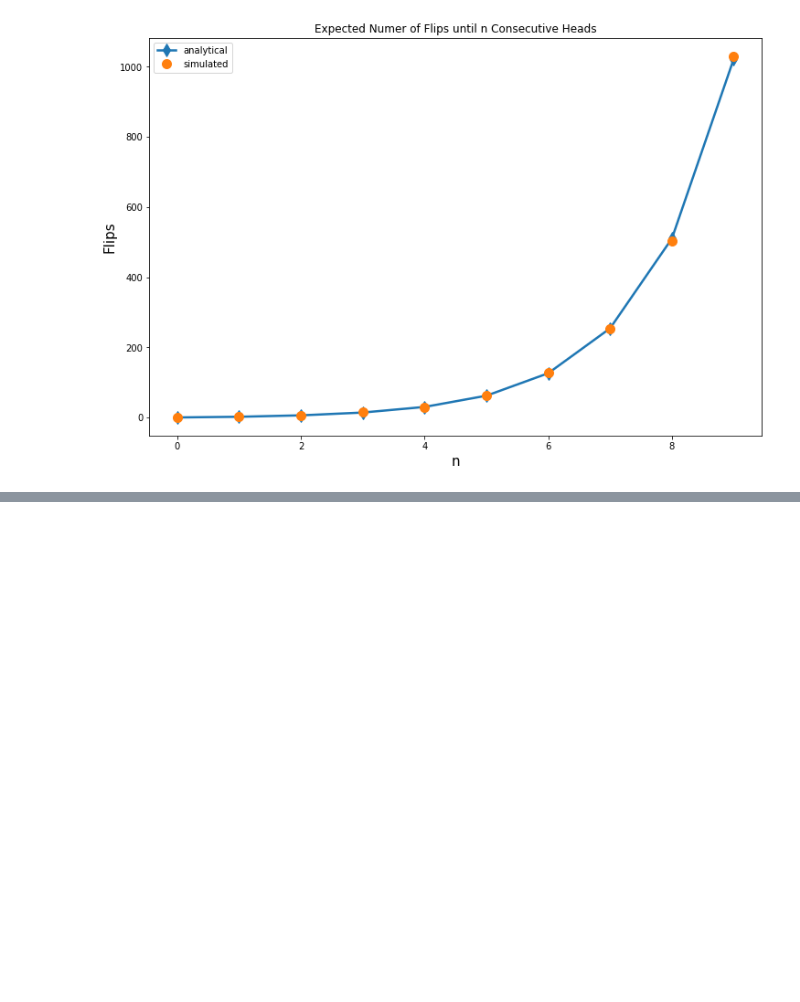
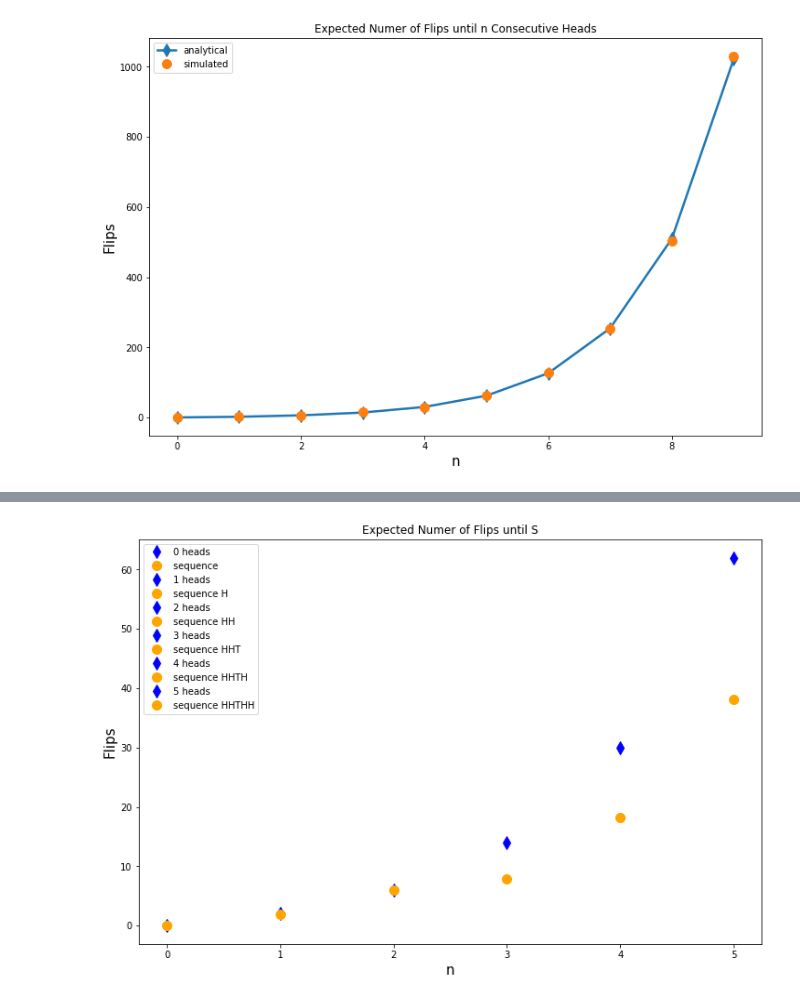
Before and after one commit to jpbm/probabilism, a Jupyter notebook: Coinflips - Expected Flips until Sequence of n Heads.ipynb, the cells around one changed output, grey strips where cells are left out. Saved outputs shown, nothing was run; the diff lists cells and outputs as text; code cells hidden in the pictures; blank space fills up the shorter version.

```diff
--- a/Coinflips - Expected Flips until Sequence of n Heads.ipynb
+++ b/Coinflips - Expected Flips until Sequence of n Heads.ipynb
@@ -111,0 +138,31 @@ _= plt.ylabel('Flips',fontsize=15)
+# %%
+def get_sequence_S(S):
+    """
+    generates a sequence of flips and stops the moment that sequence S is flipped.
+    """
+    sq = ''
+    while sq[-len(S):] != S:
+        sq+=np.random.choice(['H','T'])
+    return len(sq)
+
+def M_0_simulated_S(S,n_trials=100):
+    return np.mean([get_sequence_S(S) for i in range(n_trials)])
+
+
+SS = 'HHTHHH'
+nn = list(range(len(SS)))
+
+plt.figure(figsize=(12,8))
+for n in nn:
+    S = SS[:n]
+
+    plt.plot(n,M_0(n),'d',color='blue',markersize=10)
+    plt.plot(n,M_0_simulated_S(S,n_trials=1000),'o',color='orange',markersize=10)
+
+
+plt.legend(np.hstack([['%i heads' % n,'sequence %s' % S[:n]] for n in nn]))
+plt.title('Expected Numer of Flips until S')
+plt.xlabel('n',fontsize=15)
+_= plt.ylabel('Flips',fontsize=15)
+# %% [output]
+[figure, added]
```
Also changed, not shown: parts of 1 cell of this notebook, 1 other file.
